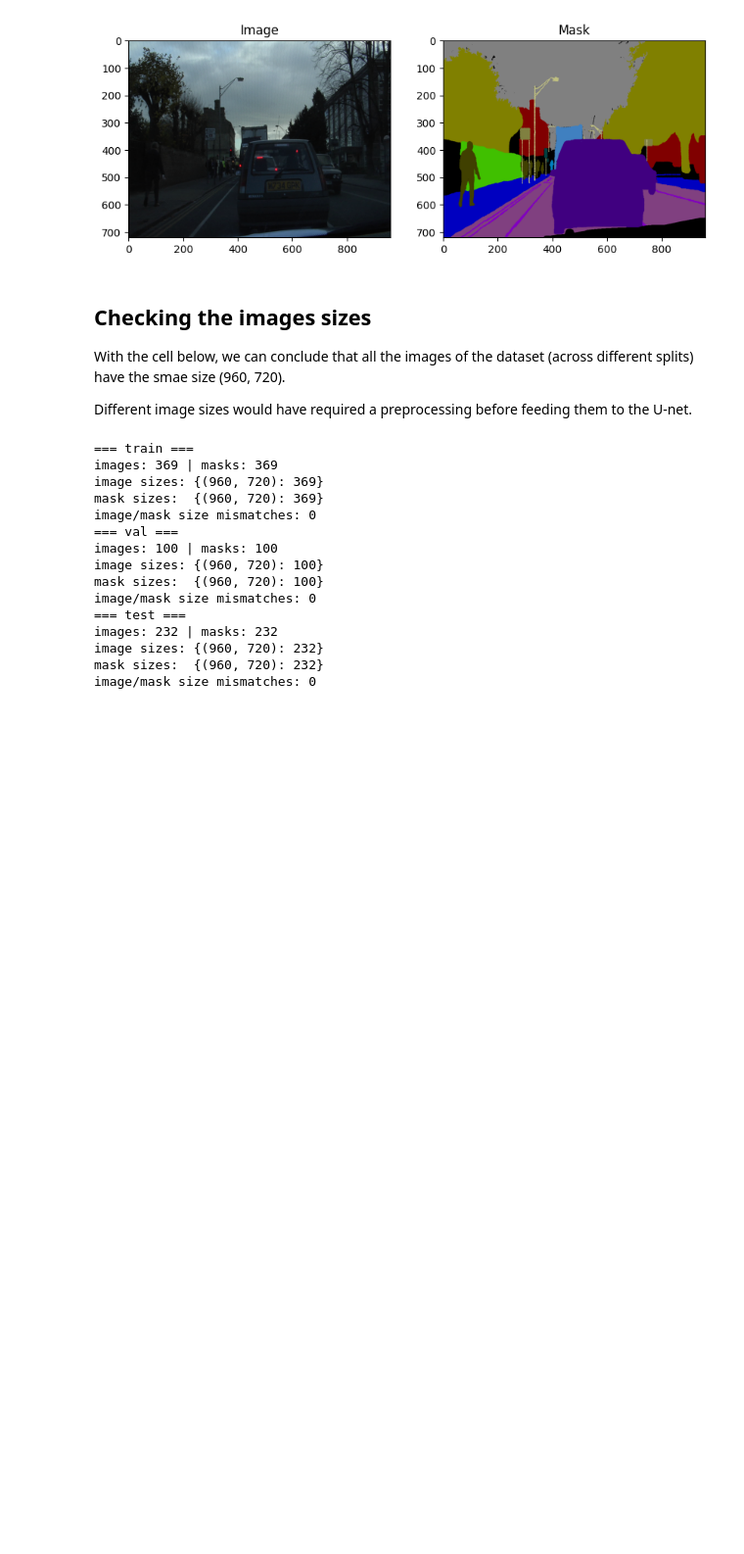
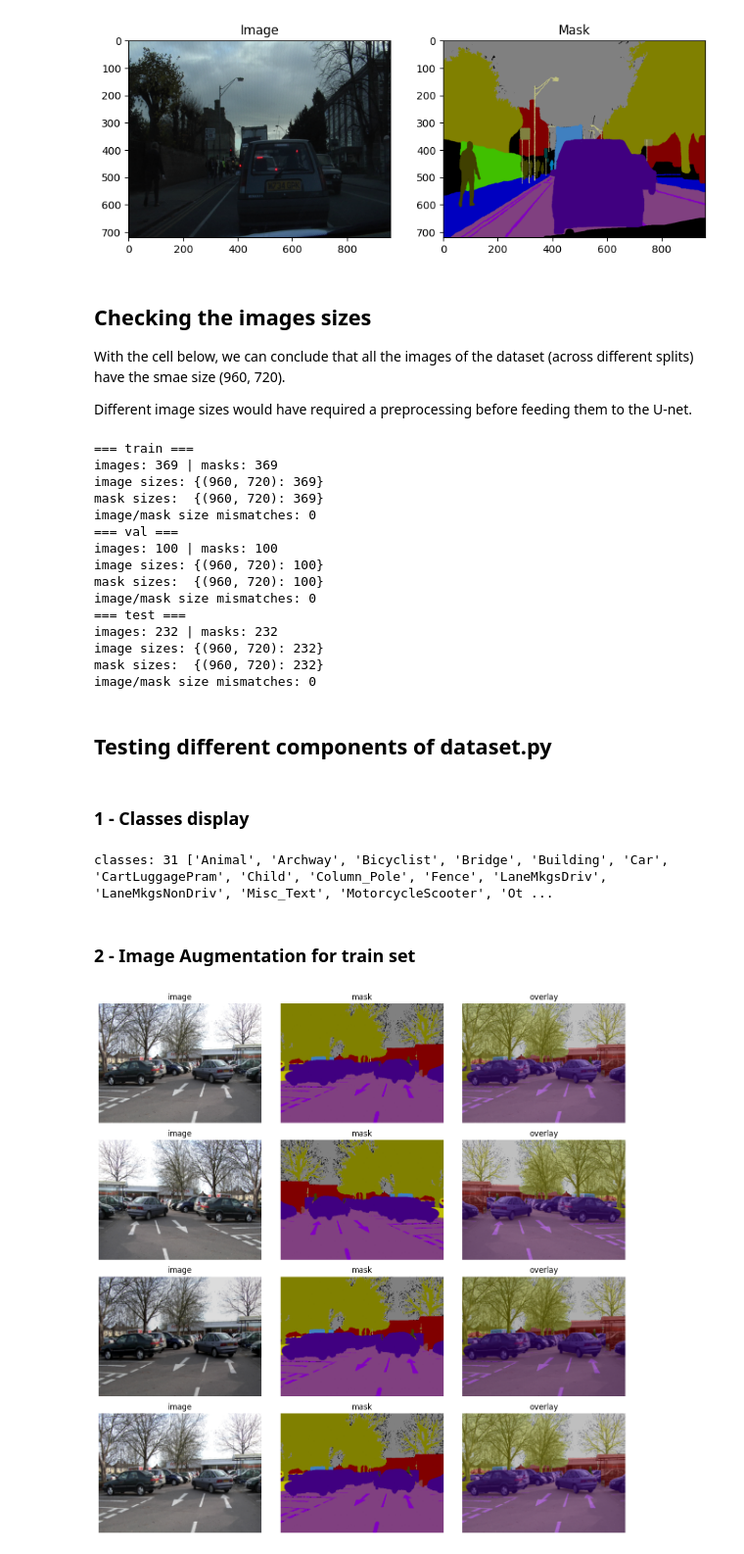
Before and after one commit to slimani-meriem/camvid-unet-segmentation, a Jupyter notebook: notebooks/01_CamVid_data_exploration.ipynb, the cells around one changed output. Shown at 98% size. Saved outputs shown, nothing was run; the diff lists cells and outputs as text; code cells hidden in the pictures; blank space fills up the shorter version.

```diff
--- a/notebooks/01_CamVid_data_exploration.ipynb
+++ b/notebooks/01_CamVid_data_exploration.ipynb
@@ -196,3 +213,45 @@ images: 232 | masks: 232
 image sizes: {(960, 720): 232}
 mask sizes:  {(960, 720): 232}
 image/mask size mismatches: 0
+# %% [markdown]
+## Testing different components of dataset.py
+# %% [markdown]
+### 1 - Classes display
+# %%
+from pathlib import Path
+import matplotlib.pyplot as plt
+import torch
+
+from src.dataset import get_dataloaders, denormalize
+
+ROOT = Path.cwd()
+
+splits = {
+    "train": ("train", "train_labels"),
+    "val":   ("val",   "val_labels"),
+    "test":  ("test",  "test_labels"),
+}
+
+loaders, mapper = get_dataloaders(f"{ROOT}/data/CamVid", splits, batch_size=8)
+print("classes:", mapper.num_classes, mapper.names)
+# %% [output]
+classes: 31 ['Animal', 'Archway', 'Bicyclist', 'Bridge', 'Building', 'Car', 'CartLuggagePram', 'Child', 'Column_Pole', 'Fence', 'LaneMkgsDriv', 'LaneMkgsNonDriv', 'Misc_Text', 'MotorcycleScooter', 'Ot ...
+# %% [markdown]
+### 2 - Image Augmentation for train set
+# %%
+ds = loaders["train"].dataset   # augment=True for the train set
+
+fig, axes = plt.subplots(4, 3, figsize=(12, 12))
+for r in range(4):
+    img, mask = ds[50]           # same sample, a different random augmentation each time
+    rgb = denormalize(img)
+    mask_rgb = mapper.index_to_rgb(mask.numpy()) / 255.0   # ignored pixels appear black
+    overlay = 0.5 * rgb + 0.5 * mask_rgb
+    for ax, im, title in zip(axes[r], [rgb, mask_rgb, overlay], ["image", "mask", "overlay"]):
+        ax.imshow(im)
+        ax.set_title(title)
+        ax.axis("off")
+plt.tight_layout()
+plt.show()
+# %% [output]
+[figure, added]
```
Also changed, not shown: parts of 4 cells of this notebook, 2 other files.
